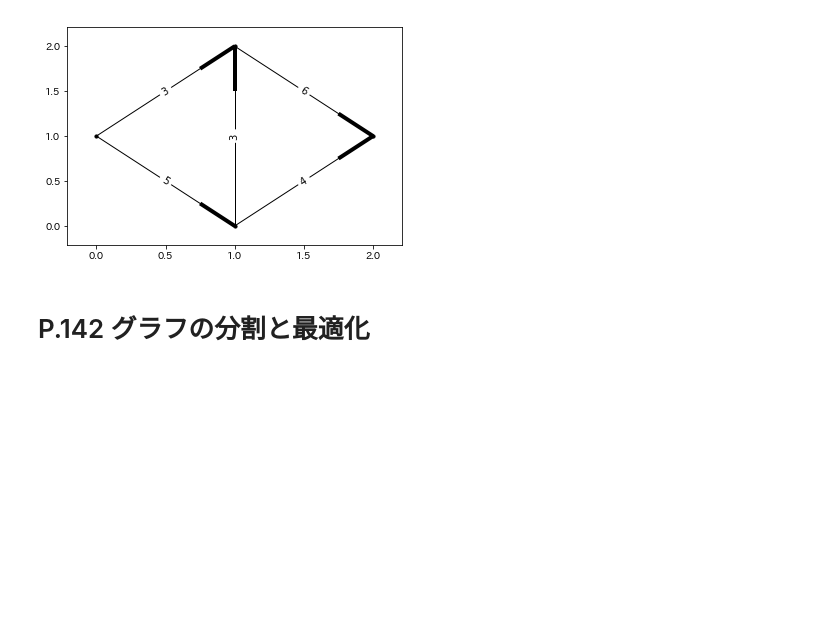
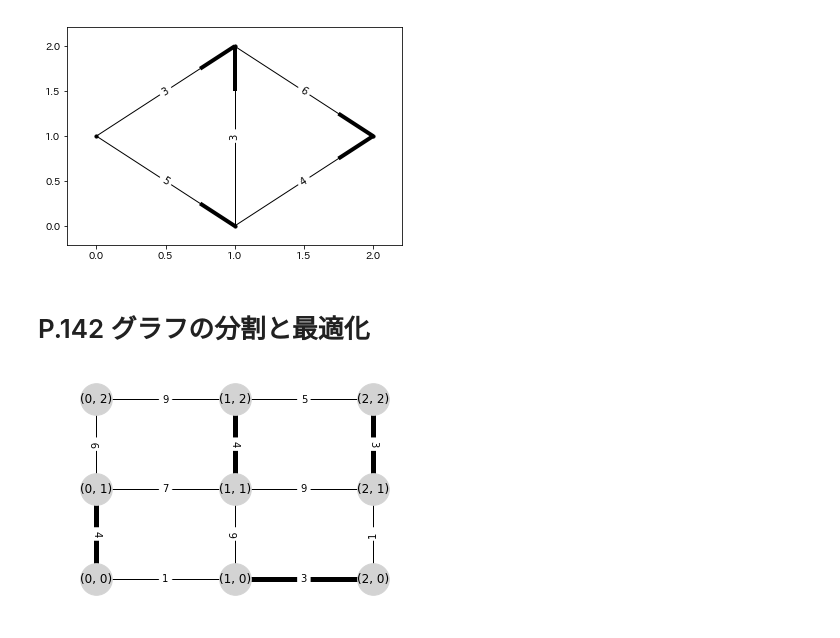
Before and after one commit to tetra00/python_numerical_optimization, a Jupyter notebook: Section4_GraphOptimiztion.ipynb, the cells around one changed output. Cells and saved outputs as stored; diff of their text form; code cells hidden in the pictures; blank space fills up the shorter version.

```diff
--- a/Section4_GraphOptimiztion.ipynb
+++ b/Section4_GraphOptimiztion.ipynb
@@ -579,3 +583,20 @@ nx.draw_networkx_edge_labels(G, pos=pos, edge_labels = edge_labels, width=5)
 [figure]
 # %% [markdown]
 # P.142 グラフの分割と最適化
+# %%
+G = nx.grid_2d_graph(3,3)
+
+for (u,v) in G.edges_iter():
+    G[u][v]['weight'] = np.random.randint(1,10)
+elbs = {(u,v):G[u][v]['weight'] for (u,v) in G.edges()}
+p = {v:v for v in G.nodes()}
+
+M = nx.maximal_matching(G)
+
+nx.draw_networkx(G, pos=p, node_color='lightgrey', node_size=1000)
+nx.draw_networkx_edges(G, pos=p, edgelist=M, node_color='lightgrey', width=5)
+nx.draw_networkx_edge_labels(G, pos=p, edge_labels=elbs)
+plt.axis('off')
+plt.show()
+# %% [output]
+[figure, added]
```
Also changed, not shown: parts of 14 cells of this notebook, 1 other file.
